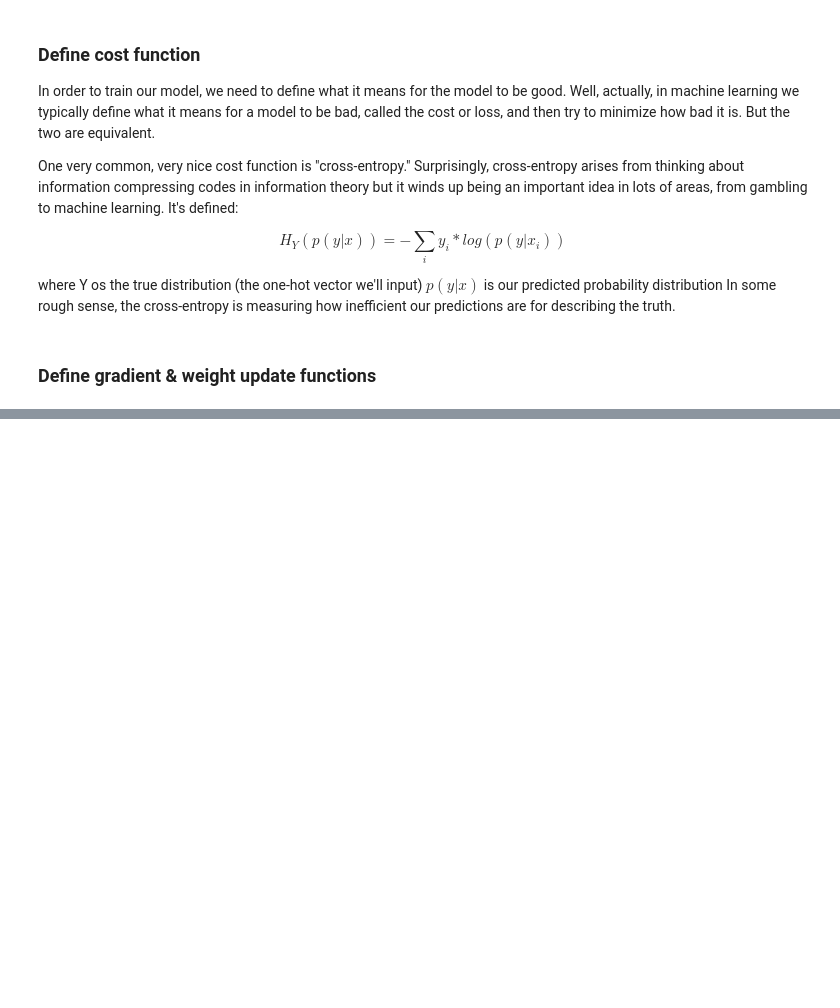
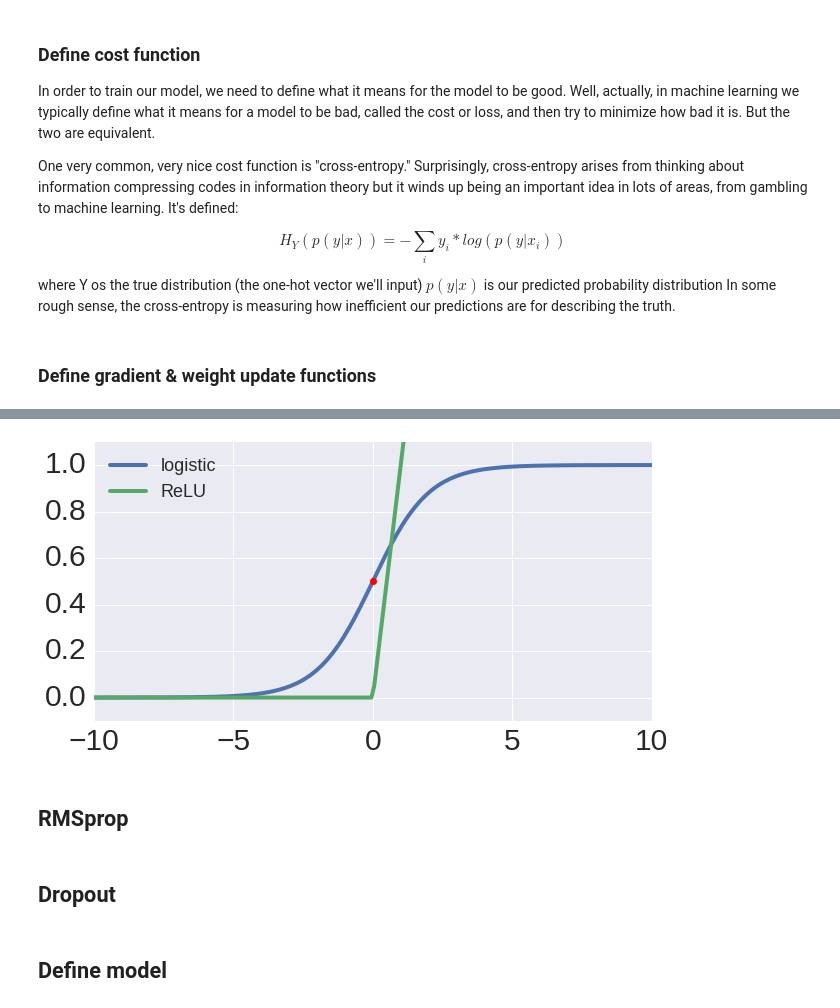
Before and after one commit to quangcs7/DeepLearning, a Jupyter notebook: Theano at a Glance.ipynb, the cells around one changed output, grey strips where cells are left out. Drawn from its saved outputs; the diff is of its cells as text; code cells hidden in the pictures; blank space fills up the shorter version.

```diff
--- a/Theano at a Glance.ipynb
+++ b/Theano at a Glance.ipynb
@@ -524,0 +666,16 @@ analyze_net(w, 28)
+# %%
+x = np.linspace(-10, 10, 200)
+y = np.linspace(-10, 10, 200)
+y[x < 0] = 0
+
+fig = plt.figure(figsize=(10, 5))
+
+plt.plot(x, 1/(1 + np.exp(-x)), linewidth=4, label='logistic')
+plt.plot(x, y, linewidth=4, label='ReLU')
+plt.plot(0, 0.5, 'bo', color='r')
+
+plt.ylim(-0.1, 1.1)
+plt.legend(loc='best', fontsize='18')
+plt.show()
+# %% [output]
+[figure, added]
@@ -524,0 +685,2 @@ analyze_net(w, 28)
+# %% [markdown]
+## RMSprop
@@ -524,0 +711,2 @@ analyze_net(w, 28)
+# %% [markdown]
+## Dropout
@@ -524,0 +721,2 @@ analyze_net(w, 28)
+# %% [markdown]
+## Define model
```
Also changed, not shown: parts of 43 cells of this notebook.
